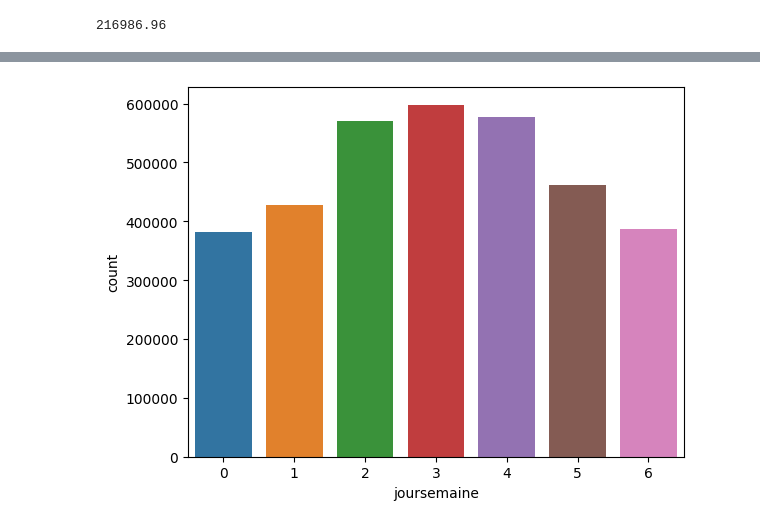
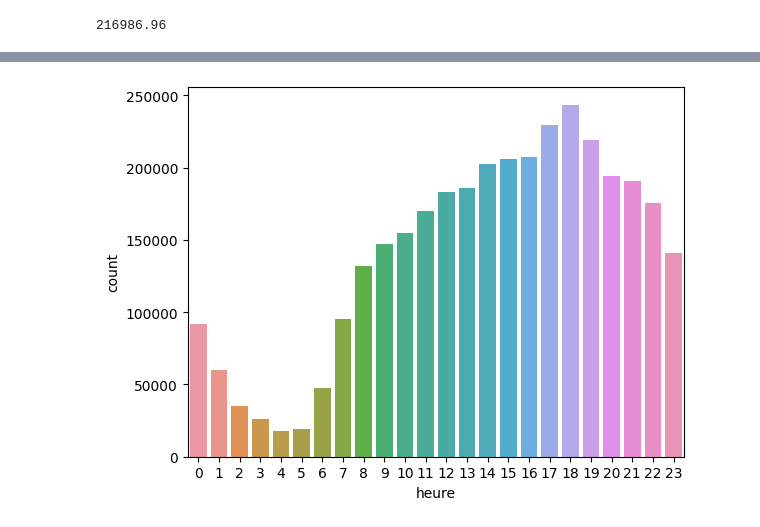
Before and after one commit to vagueau/Projet_python, a Jupyter notebook: projet.ipynb, the cells around one changed output, grey strips where cells are left out. Saved outputs shown, nothing was run; the diff lists cells and outputs as text; code cells hidden in the pictures.

```diff
--- a/projet.ipynb
+++ b/projet.ipynb
@@ -171,5 +175,5 @@ df['durée2'] = df['durée2'].apply(lambda x: round(x, 2))
 # %%
-df=df.drop(['tpep_pickup_datetime','tpep_dropoff_datetime'], axis=1) #décomposation ok donc plus besoin des variables complètes
+df=df.drop(['tpep_dropoff_datetime'], axis=1) #décomposation ok donc plus besoin des variables complètes
 # %%
 df.tail(10)
 # %% [output]
@@ -251,0 +264,4 @@ variable 'trip_distance'
+# %%
+df=df[df['total_amount']<500]
+# %%
+df=df[df['total_amount']>1]
@@ -280,7 +310,7 @@ False    3403650
 True          95
 Name: trip_distance, dtype: int64
 # %%
-df.drop(df[(df['trip_distance']>1000)].index, inplace=True)
+df.drop(df[(df['trip_distance']>250)].index, inplace=True)
 # %%
 df.shape
 # %% [output]
@@ -327,5 +374,5 @@ df['passenger_count'].value_counts().plot.bar()
 # %%
-sns.countplot(x='joursemaine', data=df)
+sns.countplot(x='heure', data=df)
 plt.show()
 # %% [output]
-[figure, old version]
+[figure, new version]
```
Also changed, not shown: parts of 65 cells of this notebook.
